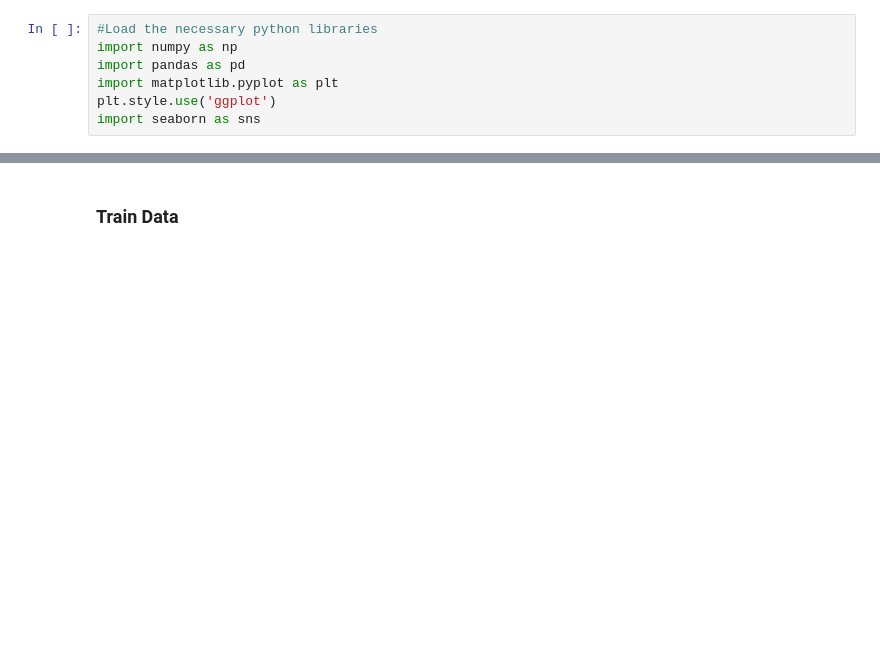
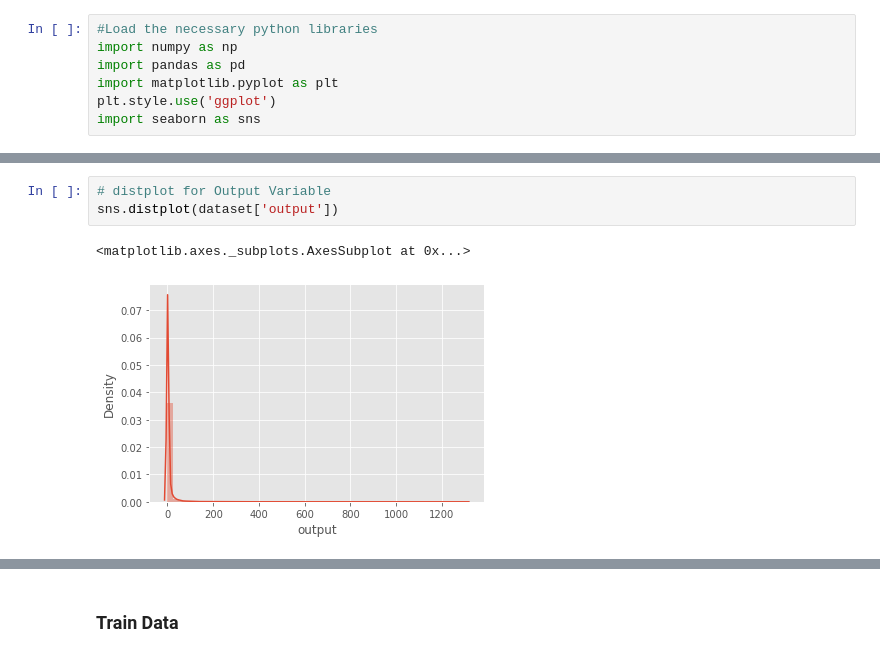
Before and after one commit to TheAIFellow/Facebook-Comment-Volume, a Jupyter notebook: Dilavar_Singh_Team_5_Facebook_Comment_Volume_Capstone_Project.ipynb, the cells around one changed output, grey strips where cells are left out. Cells and saved outputs as stored; diff of their text form; blank space fills up the shorter version.

```diff
--- a/Dilavar_Singh_Team_5_Facebook_Comment_Volume_Capstone_Project.ipynb
+++ b/Dilavar_Singh_Team_5_Facebook_Comment_Volume_Capstone_Project.ipynb
@@ -152,0 +131,6 @@ test_file_location = '/content/drive/MyDrive/AlmaBetter/Cohort Aravali/Module 4/
+# %%
+# distplot for Output Variable
+sns.distplot(dataset['output'])
+# %% [output]
+<matplotlib.axes._subplots.AxesSubplot at 0x...>
+[figure, added]
```
Also changed, not shown: parts of 125 cells of this notebook.
